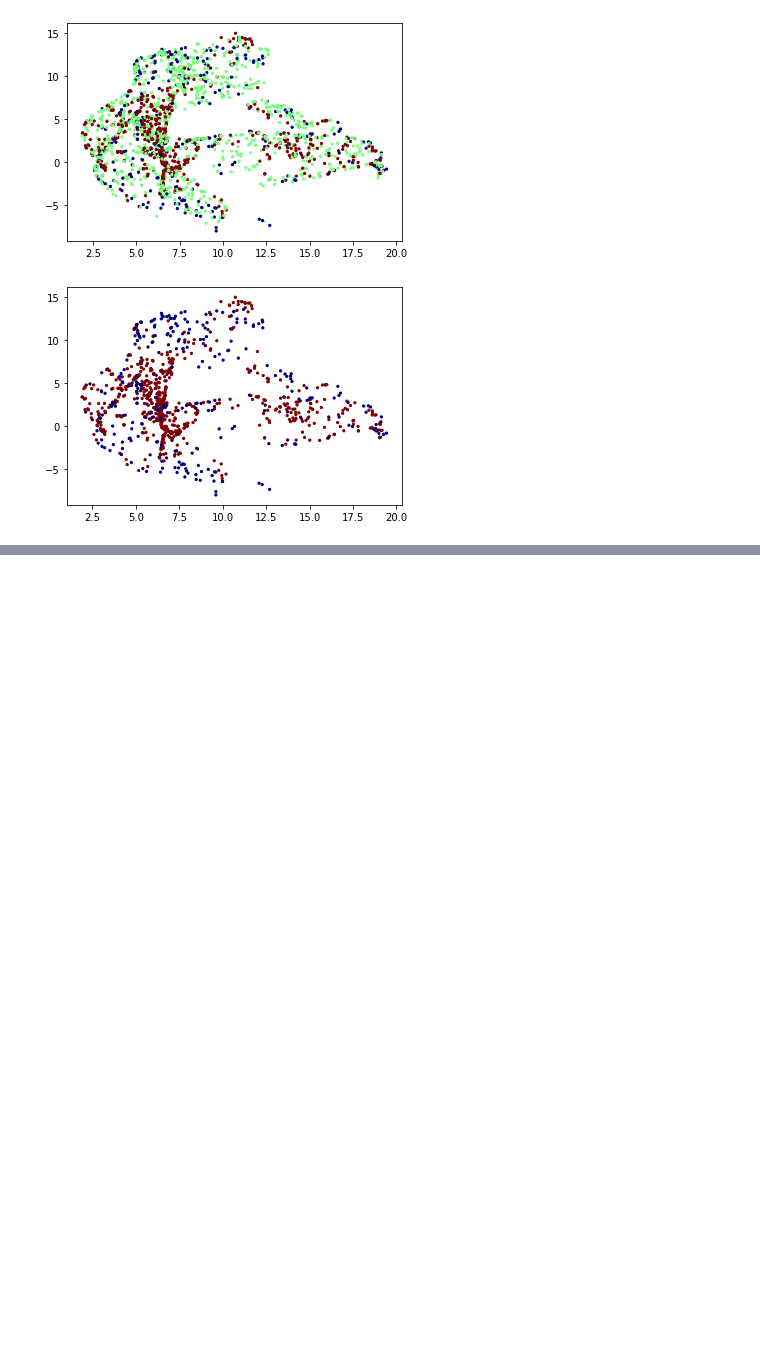
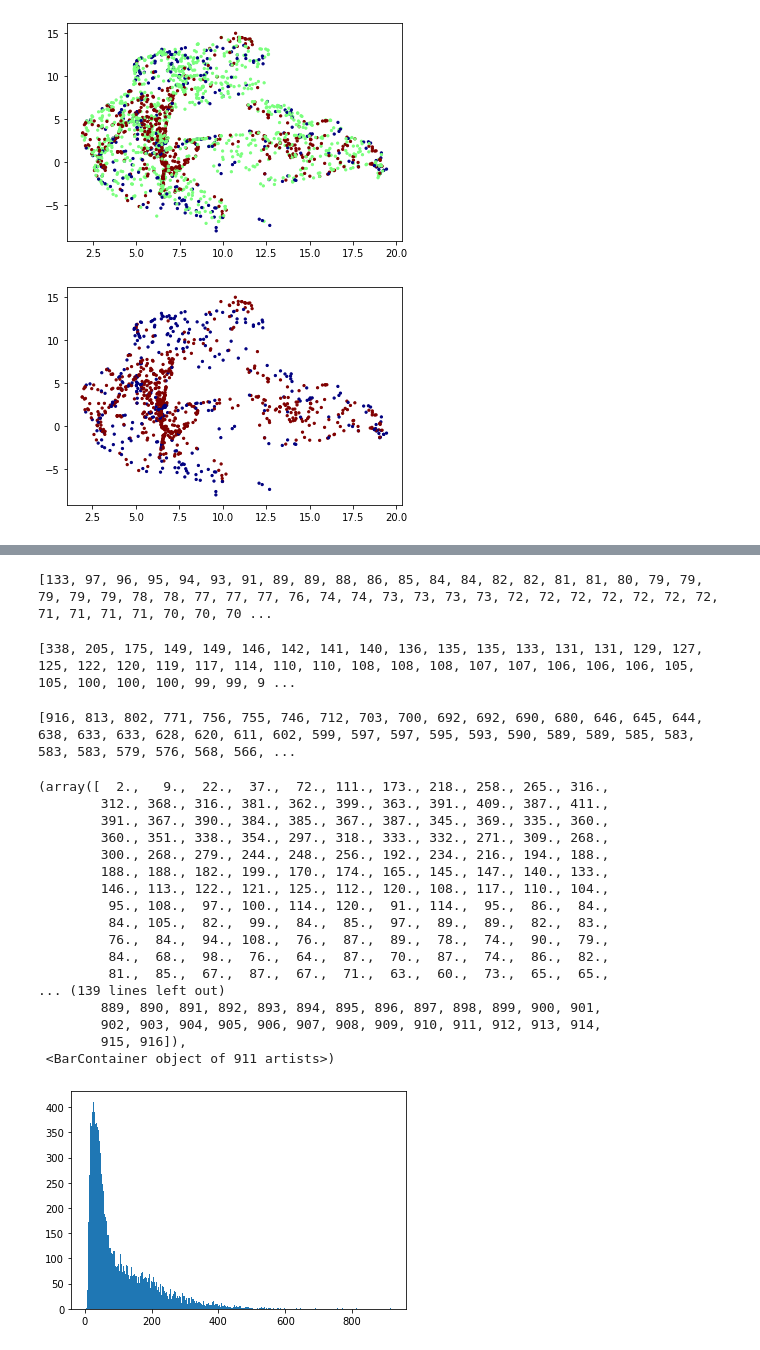
Before and after one commit to ByrdOfAFeather/pred_essay_quality, a Jupyter notebook: notebooks/init_explore.ipynb, the cells around one changed output, grey strips where cells are left out. Drawn from its saved outputs; the diff is of its cells as text; code cells hidden in the pictures; blank space fills up the shorter version.

```diff
--- a/notebooks/init_explore.ipynb
+++ b/notebooks/init_explore.ipynb
@@ -167,0 +208,6 @@ plot_by_discourse_type(cls_tokens_no_discourse_type_reduced, "Lead", filter_adeq
+# %%
+lengths = []
+for position in t_data[t_data["discourse_type"] == "Position"]["discourse_text"]:
+    lengths.append(len(tokenizer(position)["input_ids"]))
+lengths.sort(reverse=True)
+print(lengths)
@@ -167,0 +216,6 @@ plot_by_discourse_type(cls_tokens_no_discourse_type_reduced, "Lead", filter_adeq
+# %%
+lengths = []
+for position in t_data[t_data["discourse_type"] == "Lead"]["discourse_text"]:
+    lengths.append(len(tokenizer(position)["input_ids"]))
+lengths.sort(reverse=True)
+print(lengths)
@@ -167,0 +225,50 @@ plot_by_discourse_type(cls_tokens_no_discourse_type_reduced, "Lead", filter_adeq
+# %%
+lengths = []
+for position in t_data[t_data["discourse_type"] == "Claim"]["discourse_text"]:
+    lengths.append(len(tokenizer(position)["input_ids"]))
+lengths.sort(reverse=True)
+print(lengths)
+# %% [output]
+[133, 97, 96, 95, 94, 93, 91, 89, 89, 88, 86, 85, 84, 84, 82, 82, 81, 81, 80, 79, 79, 79, 79, 79, 78, 78, 77, 77, 77, 76, 74, 74, 73, 73, 73, 73, 72, 72, 72, 72, 72, 72, 72, 71, 71, 71, 71, 70, 70, 70 ...
+# %%
+lengths = []
+for position in t_data[t_data["discourse_type"] == "Rebuttal"]["discourse_text"]:
+    lengths.append(len(tokenizer(position)["input_ids"]))
+lengths.sort(reverse=True)
+print(lengths)
+# %% [output]
+[338, 205, 175, 149, 149, 146, 142, 141, 140, 136, 135, 135, 133, 131, 131, 129, 127, 125, 122, 120, 119, 117, 114, 110, 110, 108, 108, 108, 107, 107, 106, 106, 106, 105, 105, 100, 100, 100, 99, 99, 9 ...
+# %%
+preprocessed_train = pd.read_csv(f"{config.DATA_PATH}/train_split.csv")
+preprocessed_val = pd.read_csv(f"{config.DATA_PATH}/val_split.csv")
+
+lengths = []
+for position in preprocessed_train["discourse_text"]:
+    lengths.append(len(tokenizer(position)["input_ids"]))
+for position in preprocessed_val["discourse_text"]:
+    lengths.append(len(tokenizer(position)["input_ids"]))
+
+lengths.sort(reverse=True)
+print(lengths)
+lengths = np.array(lengths)
+plt.hist(lengths, bins=np.arange(lengths.min(), lengths.max()+1))
+# %% [output]
+[916, 813, 802, 771, 756, 755, 746, 712, 703, 700, 692, 692, 690, 680, 646, 645, 644, 638, 633, 633, 628, 620, 611, 602, 599, 597, 597, 595, 593, 590, 589, 589, 585, 583, 583, 583, 579, 576, 568, 566, ...
+(array([  2.,   9.,  22.,  37.,  72., 111., 173., 218., 258., 265., 316.,
+        312., 368., 316., 381., 362., 399., 363., 391., 409., 387., 411.,
+        391., 367., 390., 384., 385., 367., 387., 345., 369., 335., 360.,
+        360., 351., 338., 354., 297., 318., 333., 332., 271., 309., 268.,
+        300., 268., 279., 244., 248., 256., 192., 234., 216., 194., 188.,
+        188., 188., 182., 199., 170., 174., 165., 145., 147., 140., 133.,
+        146., 113., 122., 121., 125., 112., 120., 108., 117., 110., 104.,
+         95., 108.,  97., 100., 114., 120.,  91., 114.,  95.,  86.,  84.,
+         84., 105.,  82.,  99.,  84.,  85.,  97.,  89.,  89.,  82.,  83.,
+         76.,  84.,  94., 108.,  76.,  87.,  89.,  78.,  74.,  90.,  79.,
+         84.,  68.,  98.,  76.,  64.,  87.,  70.,  87.,  74.,  86.,  82.,
+         81.,  85.,  67.,  87.,  67.,  71.,  63.,  60.,  73.,  65.,  65.,
+... (139 lines left out)
+        889, 890, 891, 892, 893, 894, 895, 896, 897, 898, 899, 900, 901,
+        902, 903, 904, 905, 906, 907, 908, 909, 910, 911, 912, 913, 914,
+        915, 916]),
+ <BarContainer object of 911 artists>)
+[figure, added]
```
Also changed, not shown: parts of 9 cells of this notebook, 7 other files.
